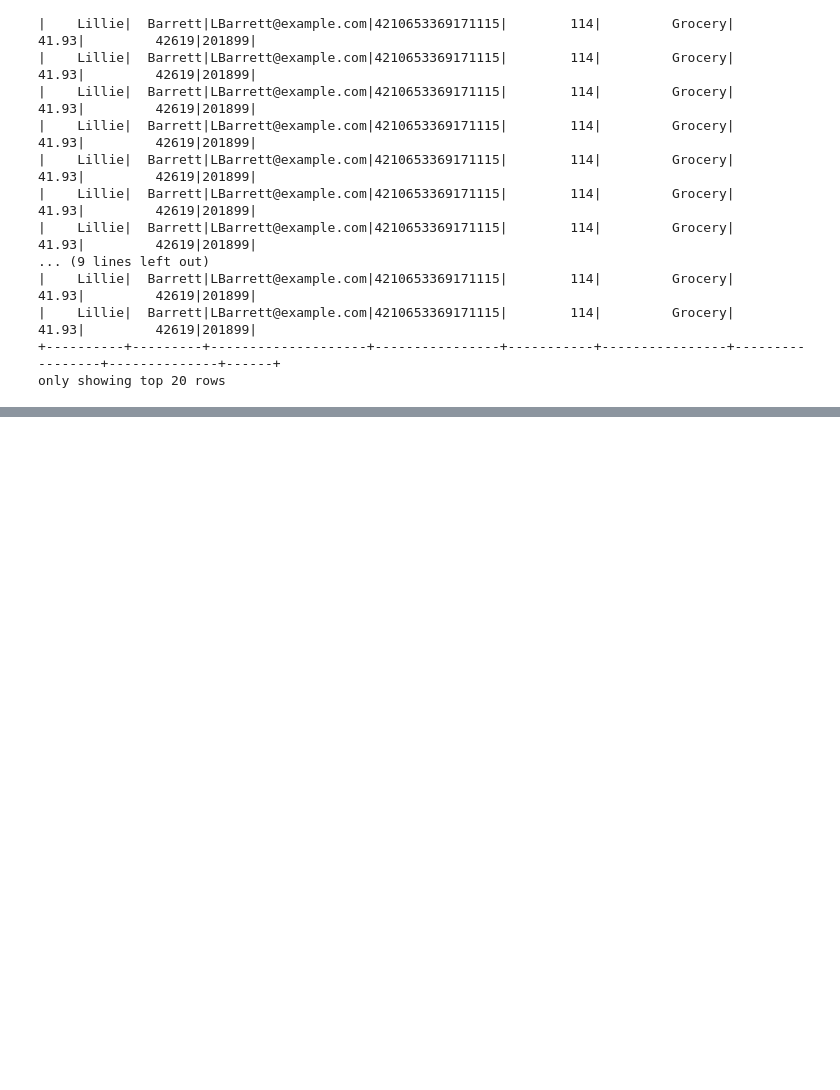
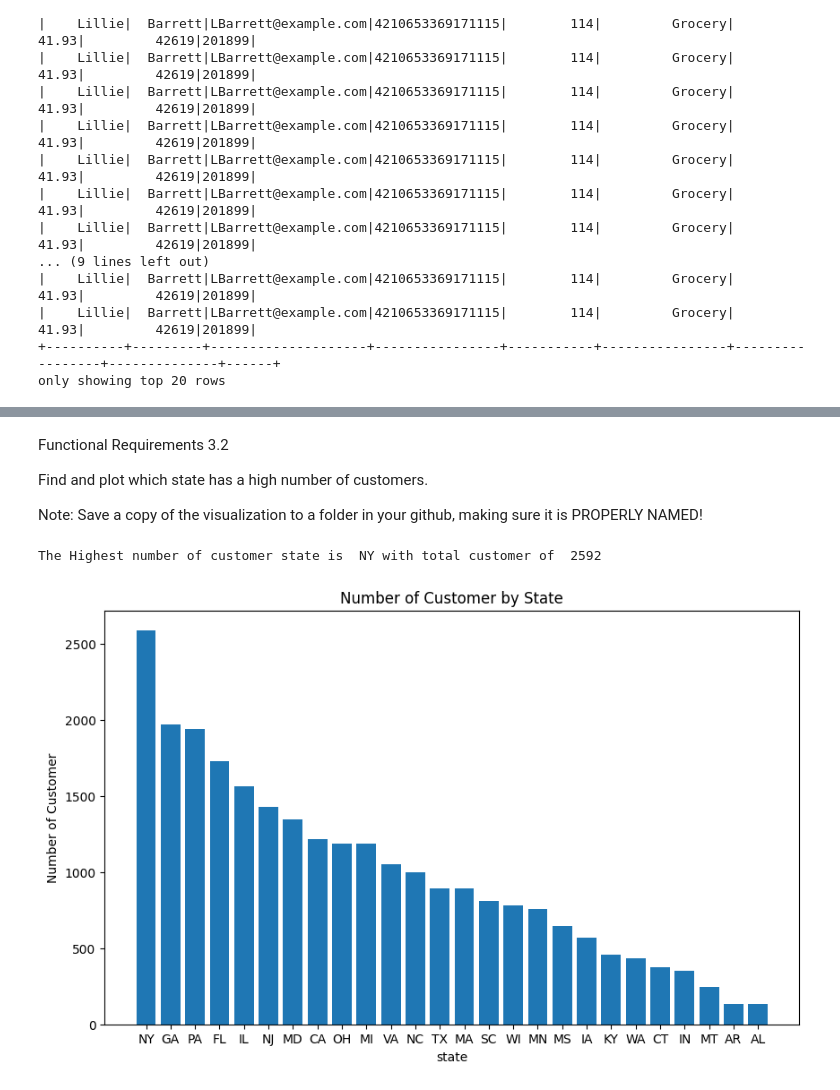
Before and after one commit to kidistG/CAPSTONE-Data-Engineering, a Jupyter notebook: Capstone_Project_Data_Engineering.ipynb, the cells around one changed output, grey strips where cells are left out. Drawn from its saved outputs; the diff is of its cells as text; code cells hidden in the pictures; blank space fills up the shorter version.

```diff
--- a/Capstone_Project_Data_Engineering.ipynb
+++ b/Capstone_Project_Data_Engineering.ipynb
@@ -725,0 +808,46 @@ only showing top 20 rows
+# %% [markdown]
+
+Functional Requirements 3.2
+
+Find and plot which state has a high number of customers.
+
+Note: Save a copy of the visualization to a folder in your github, making sure it is PROPERLY NAMED!
+# %%
+def customer_by_state():
+
+    conn = mydbconnection.connect(
+                    host = 'localhost',
+                    database='creditcard_capstone',
+                    user = mysqlSecrets.mysql_username,
+                    password = mysqlSecrets.mysql_password
+        )
+
+    mycursor = conn.cursor()
+
+    sql = f"select CUST_STATE, COUNT(SSN) AS NUM_CUSTOMER \
+    FROM cdw_sapp_customer \
+    group by CUST_STATE\
+    ORDER BY NUM_CUSTOMER DESC"
+
+    try:
+        mycursor.execute(sql)
+    except:
+        conn.rollback()
+    highest = mycursor.fetchall()
+
+      # create DataFrame using data
+    df = pd.DataFrame(highest, columns =['CUST_STATE', 'NUM_CUSTOMER'])
+
+    fig = plt.figure(figsize =(10, 6))
+    print( "The Highest number of customer state is ", df["CUST_STATE"][0], "with total customer of ", df["NUM_CUSTOMER"][0])
+
+    plt.bar(df["CUST_STATE"], df["NUM_CUSTOMER"])
+    plt.xlabel("state")
+    plt.ylabel("Number of Customer")
+    plt.title("Number of Customer by State")
+    mycursor.close()
+    conn.close()
+customer_by_state()
+# %% [output]
+The Highest number of customer state is  NY with total customer of  2592
+[figure, added]
```
Also changed, not shown: parts of 42 cells of this notebook, 11 other files.
